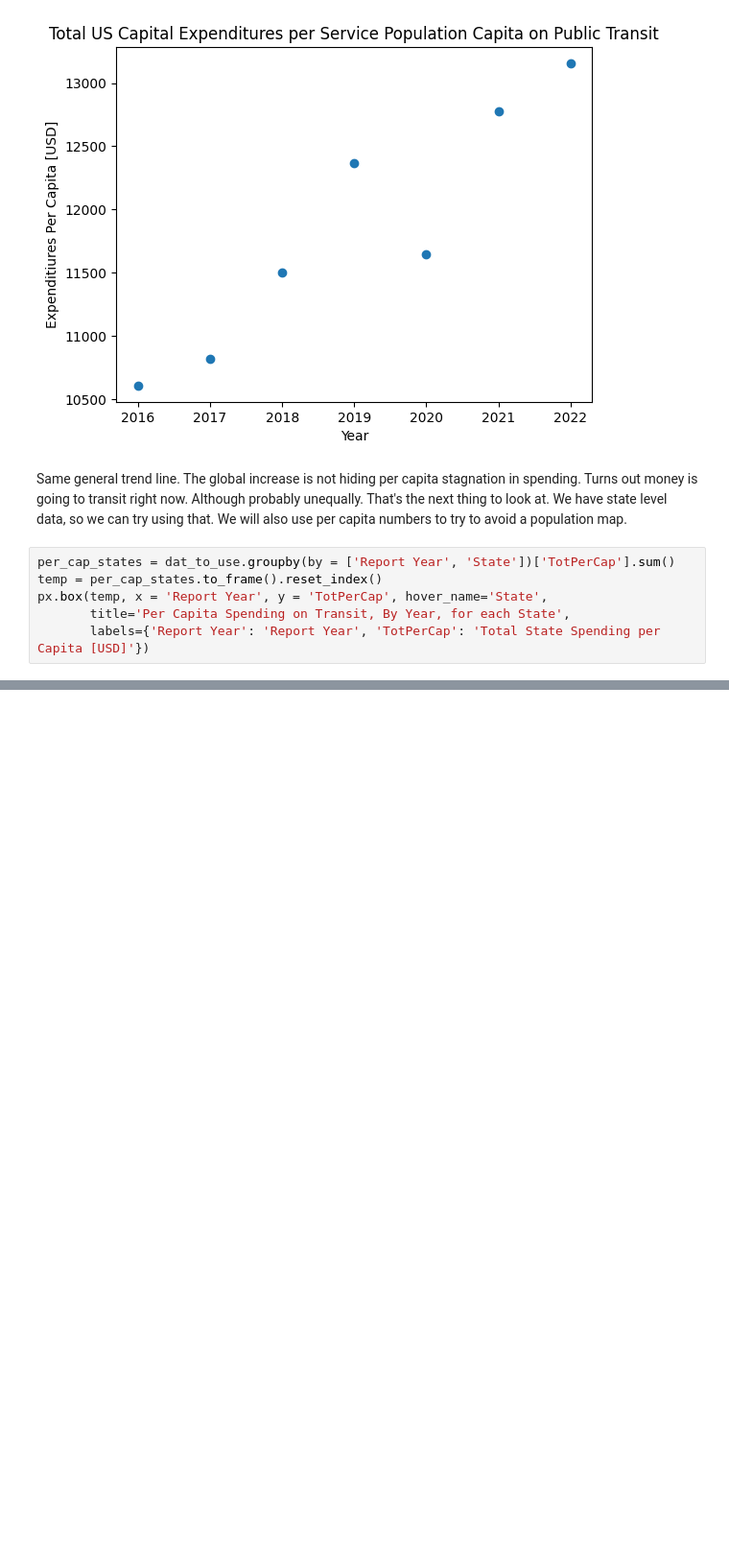
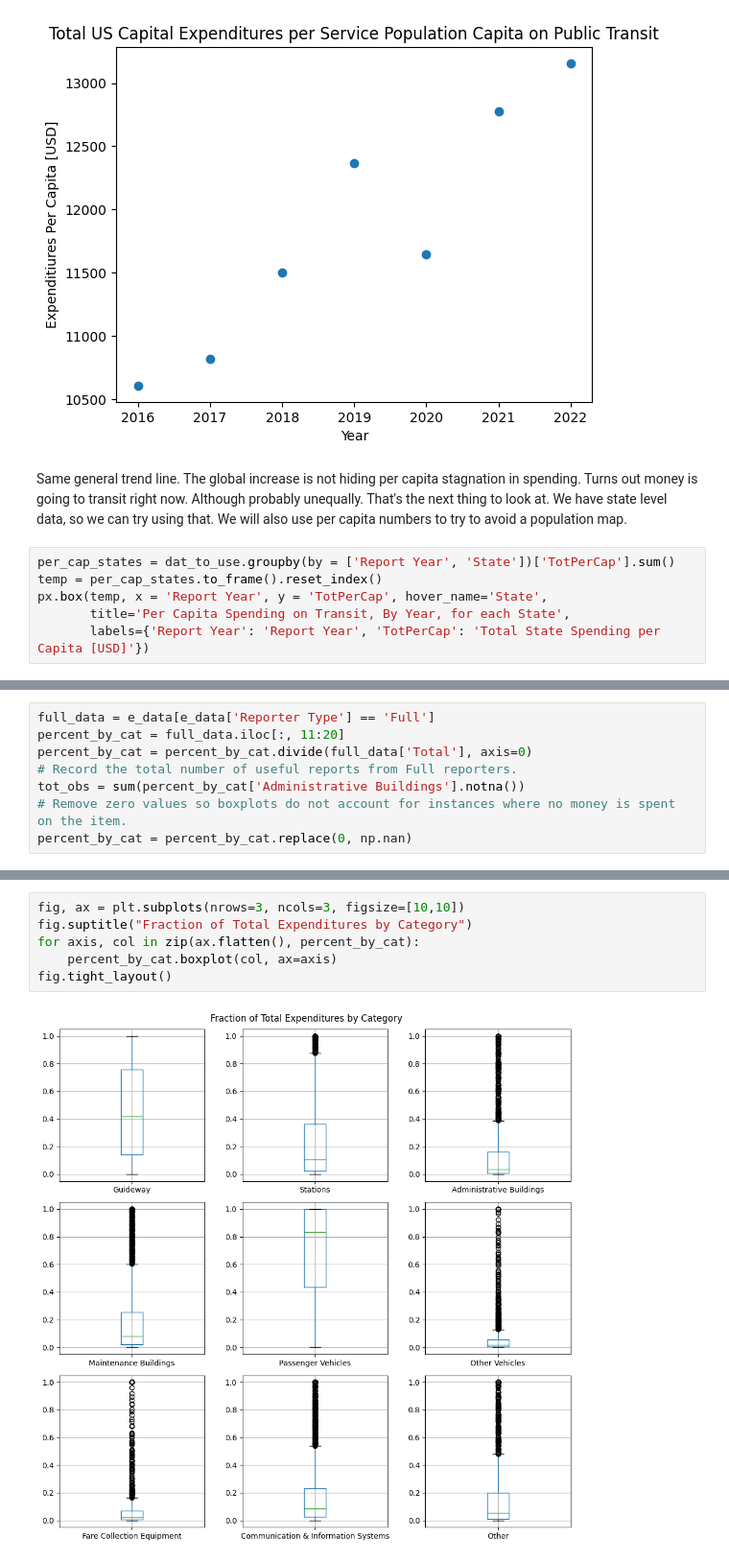
Before and after one commit to Yash-Yashwant/transit-system-analysis, a Jupyter notebook: notebooks/EDA_Capital_Expenditures.ipynb, the cells around one changed output, grey strips where cells are left out. Shown: that part at 96% size. Saved outputs shown, nothing was run; the diff lists cells and outputs as text; blank space fills up the shorter version.

```diff
--- a/notebooks/EDA_Capital_Expenditures.ipynb
+++ b/notebooks/EDA_Capital_Expenditures.ipynb
@@ -65,0 +69,8 @@ px.box(temp, x = 'Report Year', y = 'TotPerCap', hover_name='State',
+# %%
+full_data = e_data[e_data['Reporter Type'] == 'Full']
+percent_by_cat = full_data.iloc[:, 11:20]
+percent_by_cat = percent_by_cat.divide(full_data['Total'], axis=0)
+# Record the total number of useful reports from Full reporters.
+tot_obs = sum(percent_by_cat['Administrative Buildings'].notna())
+# Remove zero values so boxplots do not account for instances where no money is spent on the item.
+percent_by_cat = percent_by_cat.replace(0, np.nan)
@@ -65,0 +96,8 @@ px.box(temp, x = 'Report Year', y = 'TotPerCap', hover_name='State',
+# %%
+fig, ax = plt.subplots(nrows=3, ncols=3, figsize=[10,10])
+fig.suptitle("Fraction of Total Expenditures by Category")
+for axis, col in zip(ax.flatten(), percent_by_cat):
+    percent_by_cat.boxplot(col, ax=axis)
+fig.tight_layout()
+# %% [output]
+[figure, added]
```
Also changed, not shown: parts of 4 cells of this notebook.
